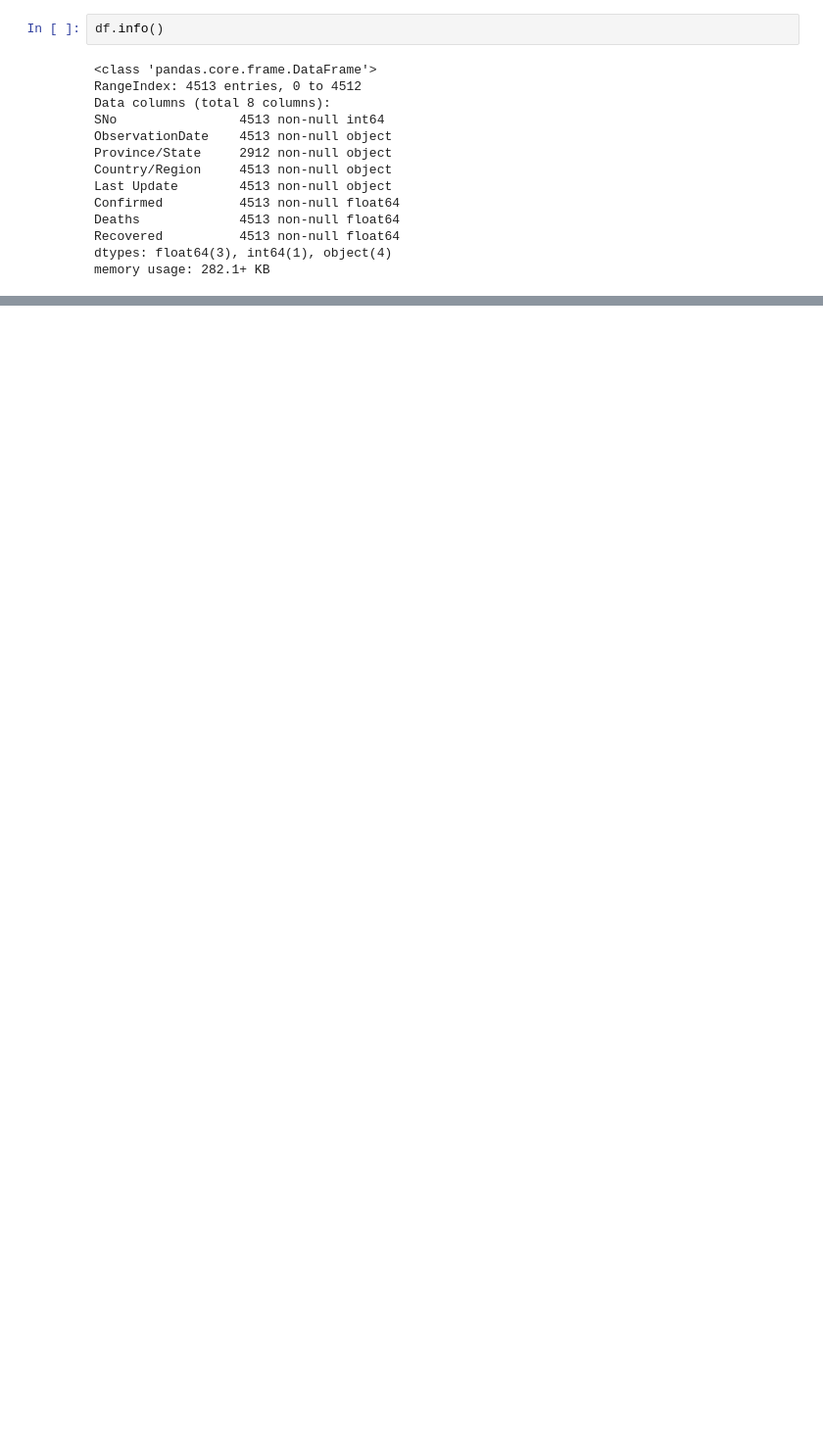
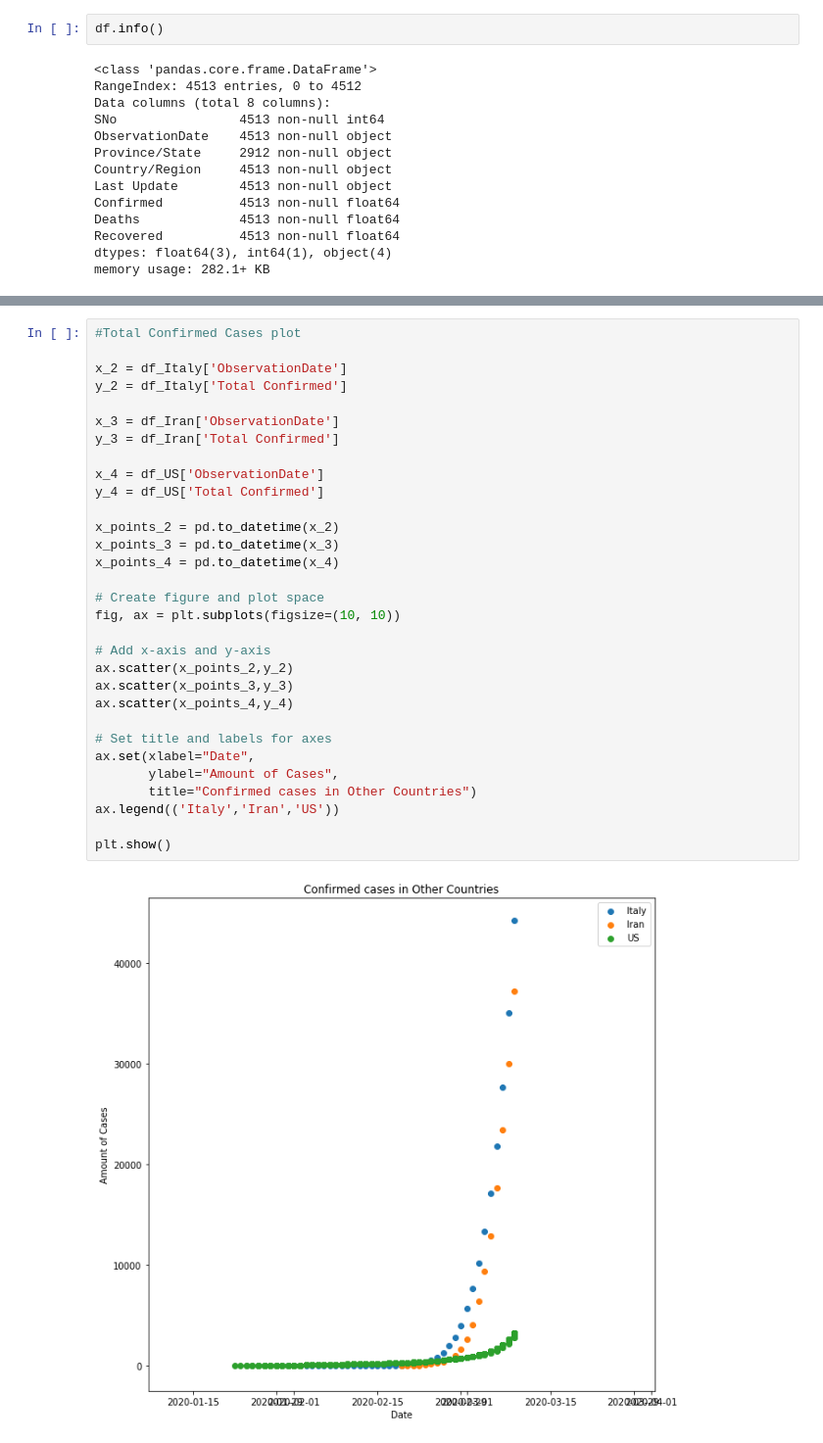
Before and after one commit to bhellner/COVID-19, a Jupyter notebook: Coronavirus_dataanalysis.ipynb, the cells around one changed output, grey strips where cells are left out. Shown at 98% size. Drawn from its saved outputs; the diff is of its cells as text; blank space fills up the shorter version.

```diff
--- a/Coronavirus_dataanalysis.ipynb
+++ b/Coronavirus_dataanalysis.ipynb
@@ -118,0 +207,33 @@ df[df['Country/Region']=='South Korea']['Confirmed'].max()
+# %%
+#Total Confirmed Cases plot
+
+x_2 = df_Italy['ObservationDate']
+y_2 = df_Italy['Total Confirmed']
+
+x_3 = df_Iran['ObservationDate']
+y_3 = df_Iran['Total Confirmed']
+
+x_4 = df_US['ObservationDate']
+y_4 = df_US['Total Confirmed']
+
+x_points_2 = pd.to_datetime(x_2)
+x_points_3 = pd.to_datetime(x_3)
+x_points_4 = pd.to_datetime(x_4)
+
+# Create figure and plot space
+fig, ax = plt.subplots(figsize=(10, 10))
+
+# Add x-axis and y-axis
+ax.scatter(x_points_2,y_2)
+ax.scatter(x_points_3,y_3)
+ax.scatter(x_points_4,y_4)
+
+# Set title and labels for axes
+ax.set(xlabel="Date",
+       ylabel="Amount of Cases",
+       title="Confirmed cases in Other Countries")
+ax.legend(('Italy','Iran','US'))
+
+plt.show()
+# %% [output]
+[figure, added]
```
Also changed, not shown: parts of 14 cells of this notebook.
